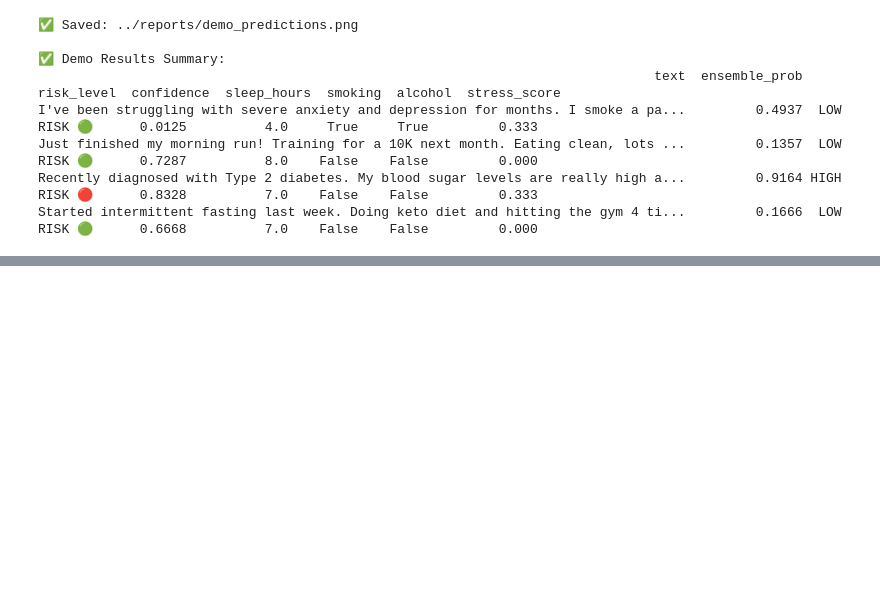
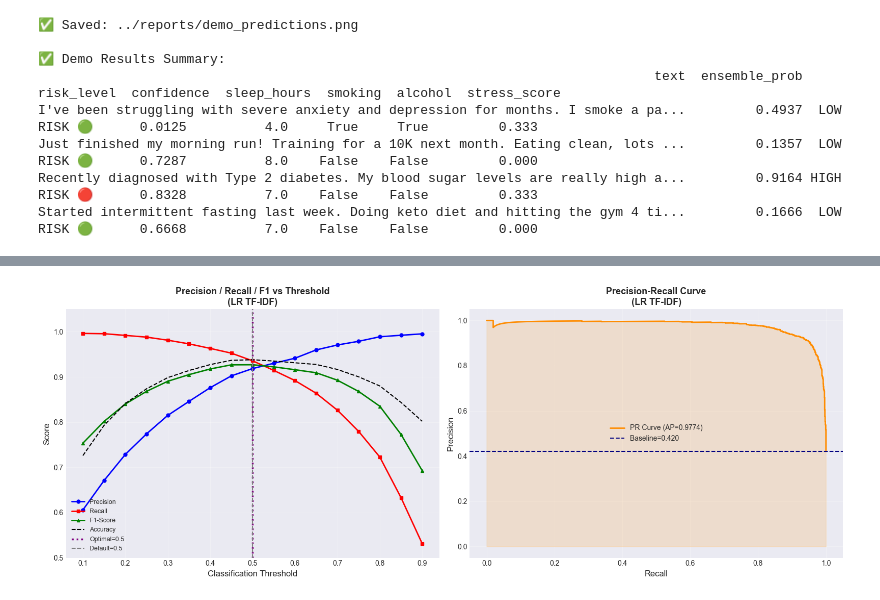
Before and after one commit to yagnitM/lifestyle-health-risk-ews, a Jupyter notebook: notebook/5.Results_Analysis.ipynb, the cells around one changed output, grey strips where cells are left out. Saved outputs shown, nothing was run; the diff lists cells and outputs as text; code cells hidden in the pictures; blank space fills up the shorter version.

```diff
--- a/notebook/5.Results_Analysis.ipynb
+++ b/notebook/5.Results_Analysis.ipynb
@@ -1692,3 +1691,83 @@ I've been struggling with severe anxiety and depression for months. I smoke a pa
 Just finished my morning run! Training for a 10K next month. Eating clean, lots ...         0.1357  LOW RISK 🟢      0.7287          8.0    False    False         0.000
 Recently diagnosed with Type 2 diabetes. My blood sugar levels are really high a...         0.9164 HIGH RISK 🔴      0.8328          7.0    False    False         0.333
 Started intermittent fasting last week. Doing keto diet and hitting the gym 4 ti...         0.1666  LOW RISK 🟢      0.6668          7.0    False    False         0.000
+# %%
+# Cell 21: Threshold Analysis
+print("="*70)
+print(" " * 20 + "THRESHOLD ANALYSIS")
+print("="*70)
+
+from sklearn.metrics import precision_score, recall_score, f1_score
+
+probs      = lr_tfidf.predict_proba(X_test_tfidf_full)[:, 1]
+thresholds = np.arange(0.1, 0.95, 0.05)
+
+threshold_results = []
+for t in thresholds:
+    preds = (probs >= t).astype(int)
+    threshold_results.append({
+        'Threshold' : round(t, 2),
+        'Precision' : round(precision_score(y_test_text, preds, zero_division=0), 4),
+        'Recall'    : round(recall_score(y_test_text, preds, zero_division=0), 4),
+        'F1'        : round(f1_score(y_test_text, preds, zero_division=0), 4),
+        'Accuracy'  : round(accuracy_score(y_test_text, preds), 4)
+    })
+
+thresh_df   = pd.DataFrame(threshold_results)
+best_thresh = thresh_df.loc[thresh_df['F1'].idxmax(), 'Threshold']
+
+print(f"\n✅ Threshold Analysis Results:")
+print(thresh_df.to_string(index=False))
+print(f"\n✅ Optimal Threshold (max F1) : {best_thresh}")
+print(f"   F1 at optimal threshold    : "
+      f"{thresh_df.loc[thresh_df['Threshold']==best_thresh, 'F1'].values[0]:.4f}")
+print(f"   F1 at default (0.5)        : "
+      f"{thresh_df.loc[thresh_df['Threshold']==0.5, 'F1'].values[0]:.4f}")
+
+# ── Visualization ──
+fig, axes = plt.subplots(1, 2, figsize=(16, 6))
+
+# Plot 1: Precision/Recall/F1 vs threshold
+axes[0].plot(thresh_df['Threshold'], thresh_df['Precision'],
+             'b-o', label='Precision', lw=2, markersize=5)
+axes[0].plot(thresh_df['Threshold'], thresh_df['Recall'],
+             'r-s', label='Recall',    lw=2, markersize=5)
+axes[0].plot(thresh_df['Threshold'], thresh_df['F1'],
+             'g-^', label='F1-Score',  lw=2, markersize=5)
+axes[0].plot(thresh_df['Threshold'], thresh_df['Accuracy'],
+             'k--', label='Accuracy',  lw=1.5)
+axes[0].axvline(best_thresh, color='purple', linestyle=':',
+                lw=2.5, label=f'Optimal={best_thresh}')
+axes[0].axvline(0.5, color='gray', linestyle='--',
+                lw=1.5, label='Default=0.5')
+axes[0].set_xlabel('Classification Threshold', fontsize=12)
+axes[0].set_ylabel('Score', fontsize=12)
+axes[0].set_title('Precision / Recall / F1 vs Threshold\n(LR TF-IDF)',
+                  fontsize=13, fontweight='bold')
+axes[0].legend(fontsize=9)
+axes[0].grid(True, alpha=0.3)
+axes[0].set_ylim(0.5, 1.05)
+
+# Plot 2: Precision-Recall curve
+from sklearn.metrics import precision_recall_curve, average_precision_score
+precision_curve, recall_curve, _ = precision_recall_curve(y_test_text, probs)
+avg_precision = average_precision_score(y_test_text, probs)
+
+axes[1].plot(recall_curve, precision_curve,
+             color='darkorange', lw=2,
+             label=f'PR Curve (AP={avg_precision:.4f})')
+axes[1].axhline(y_test_text.mean(), color='navy', linestyle='--',
+                lw=1.5, label=f'Baseline={y_test_text.mean():.3f}')
+axes[1].fill_between(recall_curve, precision_curve, alpha=0.15, color='darkorange')
+axes[1].set_xlabel('Recall', fontsize=12)
+axes[1].set_ylabel('Precision', fontsize=12)
+axes[1].set_title('Precision-Recall Curve\n(LR TF-IDF)',
+                  fontsize=13, fontweight='bold')
+axes[1].legend(fontsize=10)
+axes[1].grid(True, alpha=0.3)
+
+plt.tight_layout()
+plt.savefig('../reports/threshold_analysis.png', dpi=300, bbox_inches='tight')
+plt.show()
+print("✅ Saved: ../reports/threshold_analysis.png")
+# %% [output]
@@ -1694,0 +1791 @@ Started intermittent fasting last week. Doing keto diet and hitting the gym 4 ti
+[figure, added]
```
Also changed, not shown: parts of 8 cells of this notebook, 14 other files.
